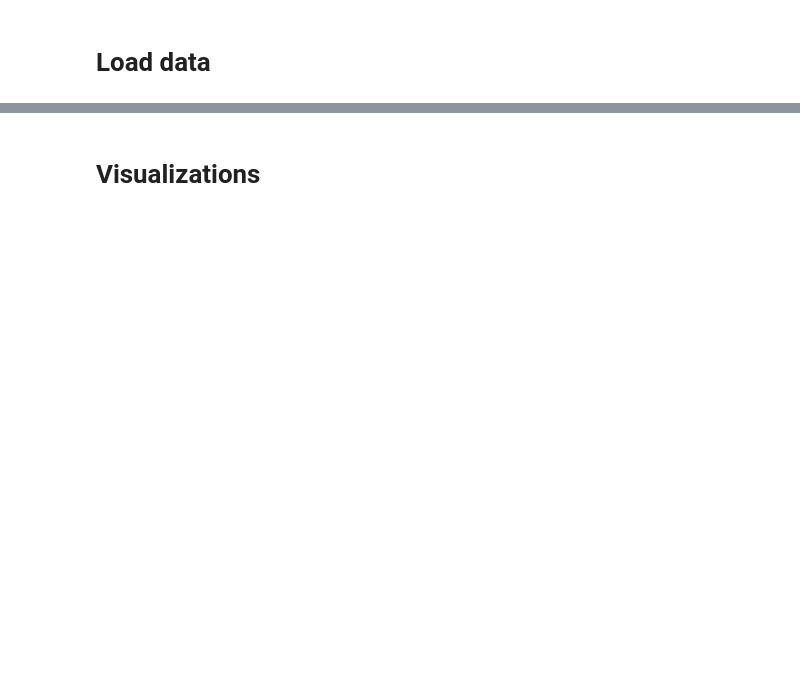
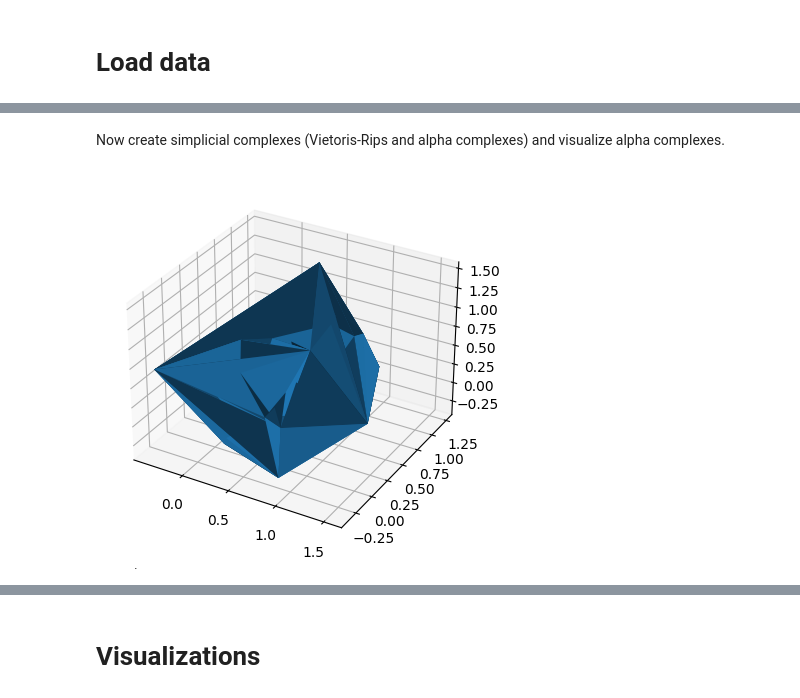
Before and after one commit to peppey/Topological-Data-Analysis-on-Brain-Data, a Jupyter notebook: EEG_Data_Analysis/Data_Exploration.ipynb, the cells around one changed output, grey strips where cells are left out. Drawn from its saved outputs; the diff is of its cells as text; code cells hidden in the pictures; blank space fills up the shorter version.

```diff
--- a/EEG_Data_Analysis/Data_Exploration.ipynb
+++ b/EEG_Data_Analysis/Data_Exploration.ipynb
@@ -45,0 +57,6 @@ for label in label_list:
+# %%
+mean_embeddings = {}
+
+for label in label_list:
+    all_embeddings = np.concatenate((train_embeddings[label].astype("float"), test_embeddings[label].astype("float")))
+    mean_embeddings[label] = np.mean(all_embeddings, axis=0)
@@ -45,0 +83,30 @@ for label in label_list:
+# %% [markdown]
+Now create simplicial complexes (Vietoris-Rips and alpha complexes) and visualize alpha complexes.
+# %%
+# Label 1
+# Vietoris-Rips complex
+skeleton = gd.RipsComplex(points = mean_embeddings[1], max_edge_length = 0.2)
+Rips_simplex_tree_sample = skeleton.create_simplex_tree(max_dimension = 3)
+
+# alpha complex
+ac = gd.AlphaComplex(points=mean_embeddings[1])
+st = ac.create_simplex_tree()
+
+points = np.array([ac.get_point(i) for i in range(st.num_vertices())])
+# We want to plot the alpha-complex with alpha=0.005 by default.
+# We are only going to plot the triangles
+triangles = np.array([s[0] for s in st.get_skeleton(2) if len(s[0]) == 3 and s[1] <= 0.005])
+# %%
+# Visualization with matplotlib
+from mpl_toolkits.mplot3d import Axes3D
+import matplotlib.pyplot as plt
+from matplotlib.widgets import Slider
+
+# TODO does this have a small scaling?
+fig = plt.figure()
+ax = fig.add_subplot(projection='3d')
+l = ax.plot_trisurf(points[:, 0], points[:, 1], points[:, 2], triangles = triangles)
+
+plt.show()
+# %% [output]
+[figure, added]
```
Also changed, not shown: parts of 16 cells of this notebook.
